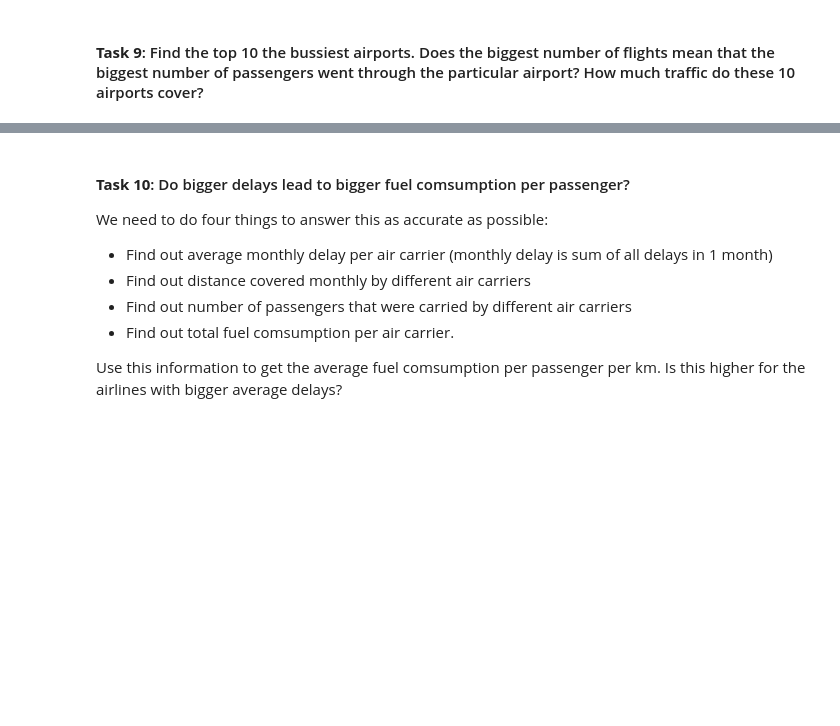
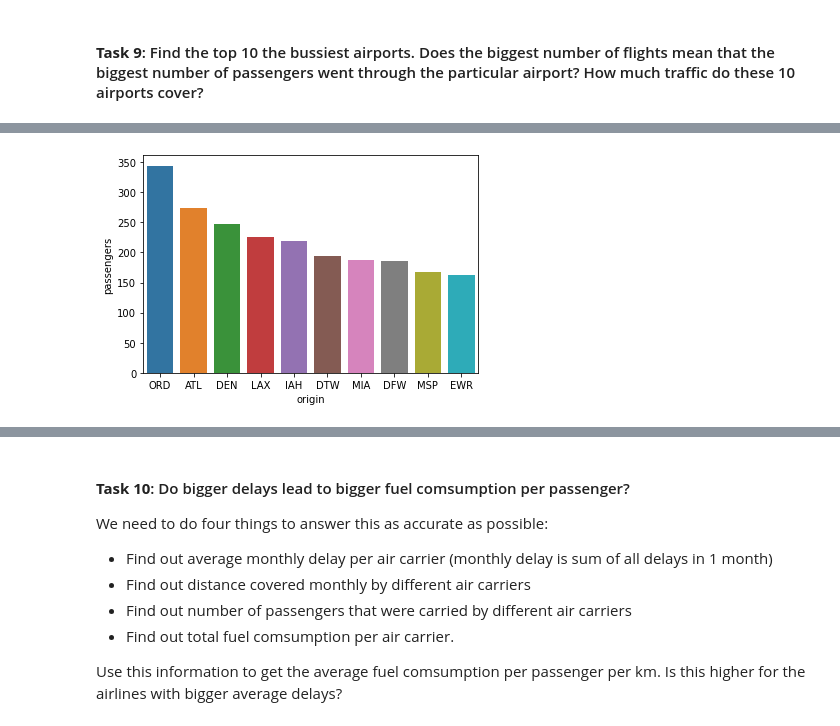
Before and after one commit to anzhgrdva/Predicting_Flight_Delays, a Jupyter notebook: EDA/Tasks 6-10.ipynb, the cells around one changed output, grey strips where cells are left out. Cells and saved outputs as stored; diff of their text form; code cells hidden in the pictures; blank space fills up the shorter version.

```diff
--- a/EDA/Tasks 6-10.ipynb
+++ b/EDA/Tasks 6-10.ipynb
@@ -372,0 +409,3 @@ plt.show()
+# %%
+origin_passengers = df_passengers.filter(['origin', 'passengers'])
+origin_passengers
@@ -372,0 +426,3 @@ plt.show()
+# %%
+origin_passenger_count = origin_passengers.groupby(by = 'origin').count().sort_values(by = 'passengers', ascending=False).reset_index().head(10)
+origin_passenger_count
@@ -372,0 +441,4 @@ plt.show()
+# %%
+ax2 = sns.barplot(x='origin', y='passengers', data=origin_passenger_count)
+# %% [output]
+[figure, added]
```
Also changed, not shown: parts of 7 cells of this notebook, 1 other file.
